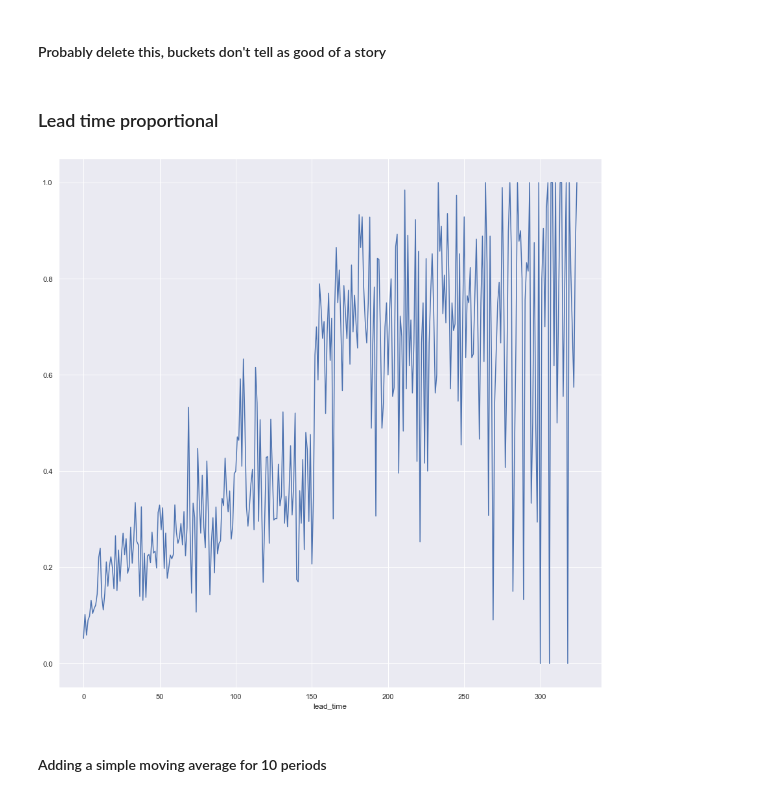
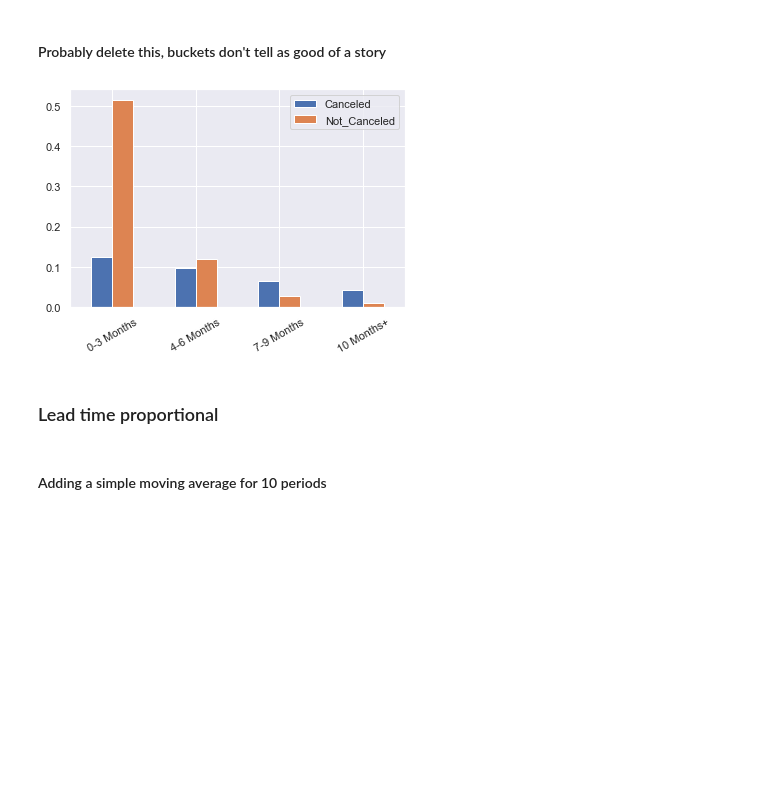
Before and after one commit to mduncan23/Hotel_Cancellation_Predictor, a Jupyter notebook: Hotel_Cancellation_Notebook.ipynb, the cells around one changed output. Saved outputs shown, nothing was run; the diff lists cells and outputs as text; code cells hidden in the pictures; blank space fills up the shorter version.

```diff
--- a/Hotel_Cancellation_Notebook.ipynb
+++ b/Hotel_Cancellation_Notebook.ipynb
@@ -288,24 +283,22 @@ This makes sense as the further from the date of the stay a room was booked, the
 # %% [markdown]
 #### Probably delete this, buckets don't tell as good of a story
 # %%
-# clean_lead_df = pd.DataFrame()
-# clean_lead_df['0-3 Months'] = lead_time_df.iloc[:, :91].sum(axis=1)
-# clean_lead_df['4-6 Months'] = lead_time_df.iloc[:, 91:181].sum(axis=1)
-# clean_lead_df['7-9 Months'] = lead_time_df.iloc[:, 181:271].sum(axis=1)
-# clean_lead_df['10 Months+'] = lead_time_df.iloc[:, 271:].sum(axis=1)
+clean_lead_df = pd.DataFrame()
+clean_lead_df['0-3 Months'] = lead_time_df.iloc[:, :91].sum(axis=1)
+clean_lead_df['4-6 Months'] = lead_time_df.iloc[:, 91:181].sum(axis=1)
+clean_lead_df['7-9 Months'] = lead_time_df.iloc[:, 181:271].sum(axis=1)
+clean_lead_df['10 Months+'] = lead_time_df.iloc[:, 271:].sum(axis=1)
 # %%
-# clean_lead_df = clean_lead_df.T
-# clean_lead_df.plot(kind='bar', rot=30);
+clean_lead_df = clean_lead_df.T
+clean_lead_df.plot(kind='bar', rot=30);
+# %% [output]
+[figure, added]
 # %% [markdown]
 ### Lead time proportional
 # %%
 prop_lead = (lead_time_df.T['Canceled']/
                            (lead_time_df.T['Canceled']
                             +lead_time_df.T['Not_Canceled']))
-# %%
-prop_lead[:-30].plot(figsize=(15,15));
-# %% [output]
-[figure, removed]
 # %% [markdown]
 #### Adding a simple moving average for 10 periods
 # %%
```
Also changed, not shown: parts of 11 cells of this notebook.
